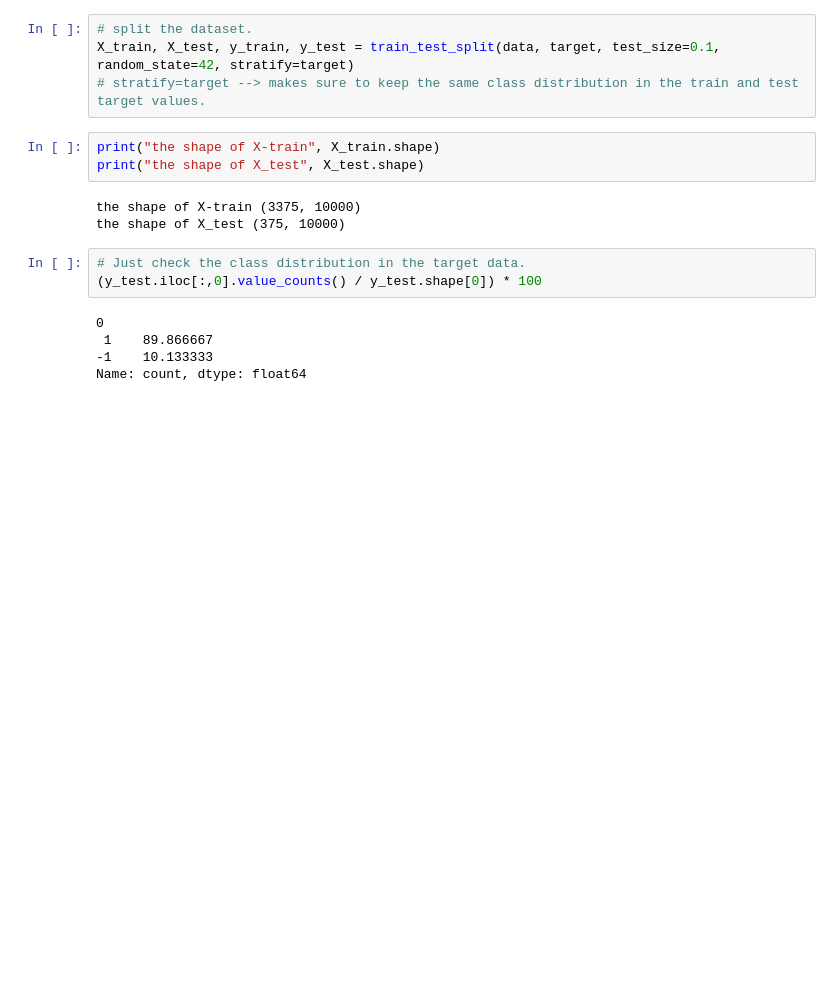
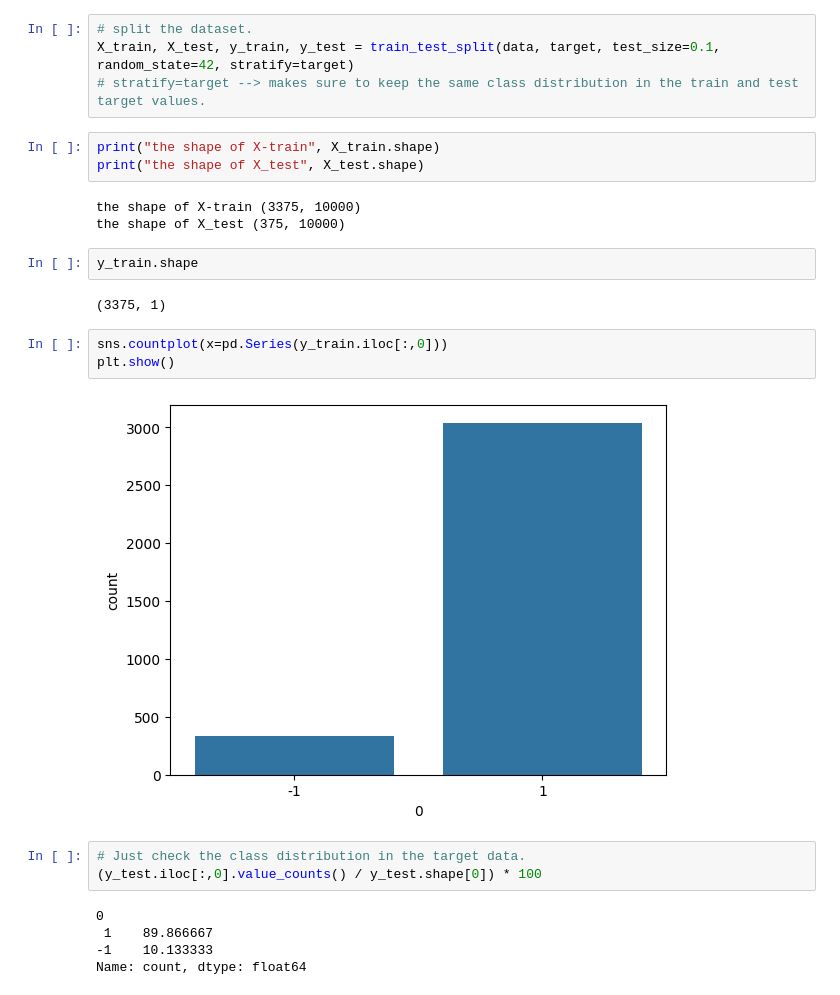
Before and after one commit to pavi-ninjaac/spam_or_ham_fsec, a Jupyter notebook: explore/step2_preprocessing.ipynb, the cells around one changed output. Drawn from its saved outputs; the diff is of its cells as text; blank space fills up the shorter version.

```diff
--- a/explore/step2_preprocessing.ipynb
+++ b/explore/step2_preprocessing.ipynb
@@ -50,6 +52,15 @@ print("the shape of X_test", X_test.shape)
 # %% [output]
 the shape of X-train (3375, 10000)
 the shape of X_test (375, 10000)
+# %%
+y_train.shape
+# %% [output]
+(3375, 1)
+# %%
+sns.countplot(x=pd.Series(y_train.iloc[:,0]))
+plt.show()
+# %% [output]
+[figure, added]
 # %%
 # Just check the class distribution in the target data.
 (y_test.iloc[:,0].value_counts() / y_test.shape[0]) * 100
```
Also changed, not shown: parts of 2 cells of this notebook, 4 other files.
